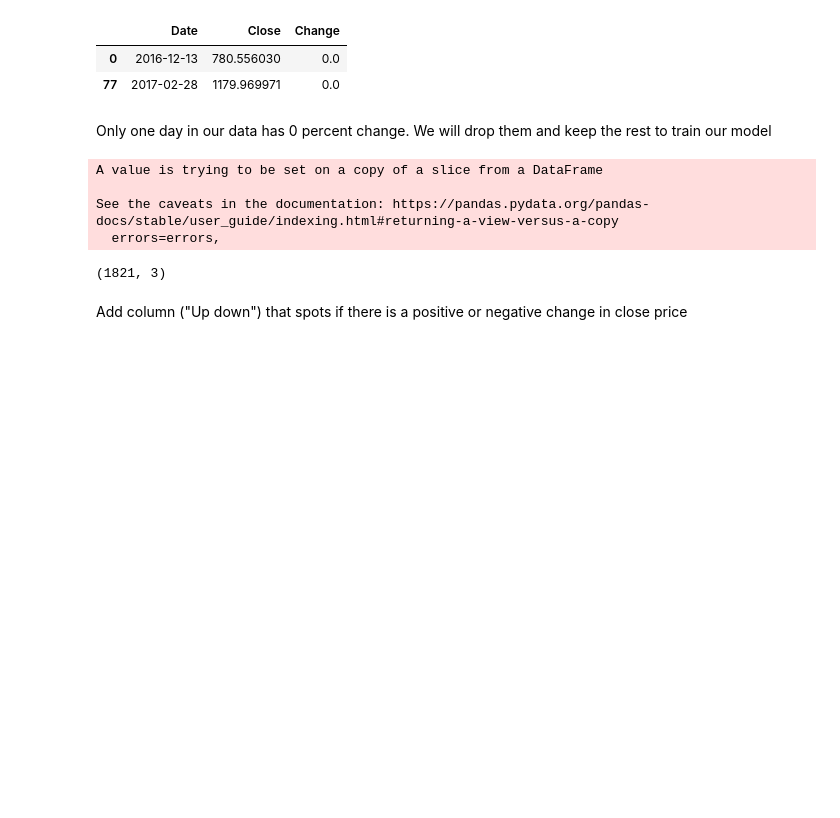
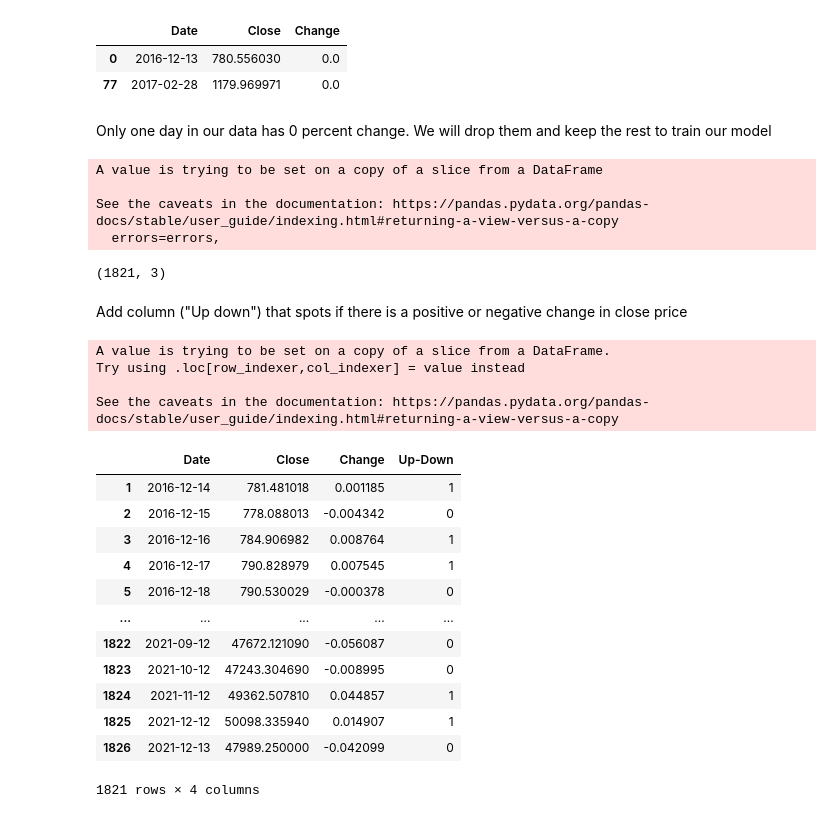
Before and after one commit to JimTsiob/Machine-Learning-project, a Jupyter notebook: lin.ipynb, the cells around one changed output. Drawn from its saved outputs; the diff is of its cells as text; code cells hidden in the pictures; blank space fills up the shorter version.

```diff
--- a/lin.ipynb
+++ b/lin.ipynb
@@ -301,3 +267,24 @@ See the caveats in the documentation: https://pandas.pydata.org/pandas-docs/stab
 (1821, 3)
 # %% [markdown]
 Add column ("Up down") that spots if there is a positive or negative change in close price
+# %%
+ar_data["Up-Down"]=(ar_data["Change"]>0).astype(int)
+ar_data
+# %% [output]
+A value is trying to be set on a copy of a slice from a DataFrame.
+Try using .loc[row_indexer,col_indexer] = value instead
+
+See the caveats in the documentation: https://pandas.pydata.org/pandas-docs/stable/user_guide/indexing.html#returning-a-view-versus-a-copy
+|  | Date | Close | Change | Up-Down |
+| 1 | 2016-12-14 | 781.481018 | 0.001185 | 1 |
+| 2 | 2016-12-15 | 778.088013 | -0.004342 | 0 |
+| 3 | 2016-12-16 | 784.906982 | 0.008764 | 1 |
+| 4 | 2016-12-17 | 790.828979 | 0.007545 | 1 |
+| 5 | 2016-12-18 | 790.530029 | -0.000378 | 0 |
+| ... | ... | ... | ... | ... |
+| 1822 | 2021-09-12 | 47672.121090 | -0.056087 | 0 |
+| 1823 | 2021-10-12 | 47243.304690 | -0.008995 | 0 |
+| 1824 | 2021-11-12 | 49362.507810 | 0.044857 | 1 |
+| 1825 | 2021-12-12 | 50098.335940 | 0.014907 | 1 |
+| 1826 | 2021-12-13 | 47989.250000 | -0.042099 | 0 |
+1821 rows × 4 columns
```
Also changed, not shown: parts of 6 cells of this notebook.
